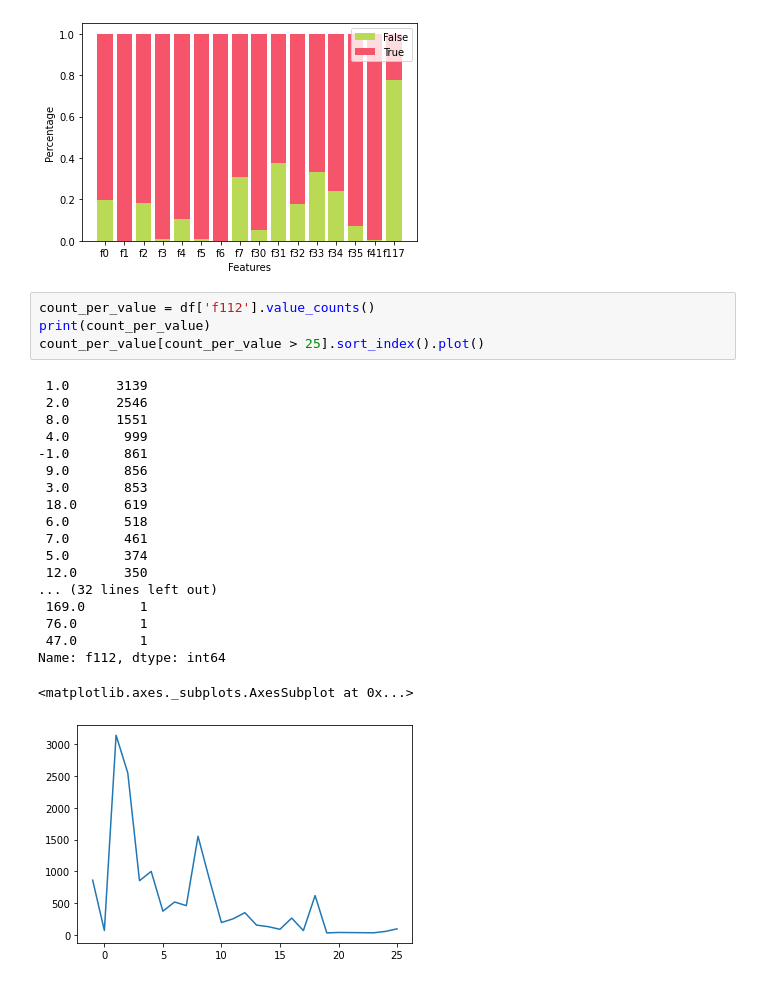
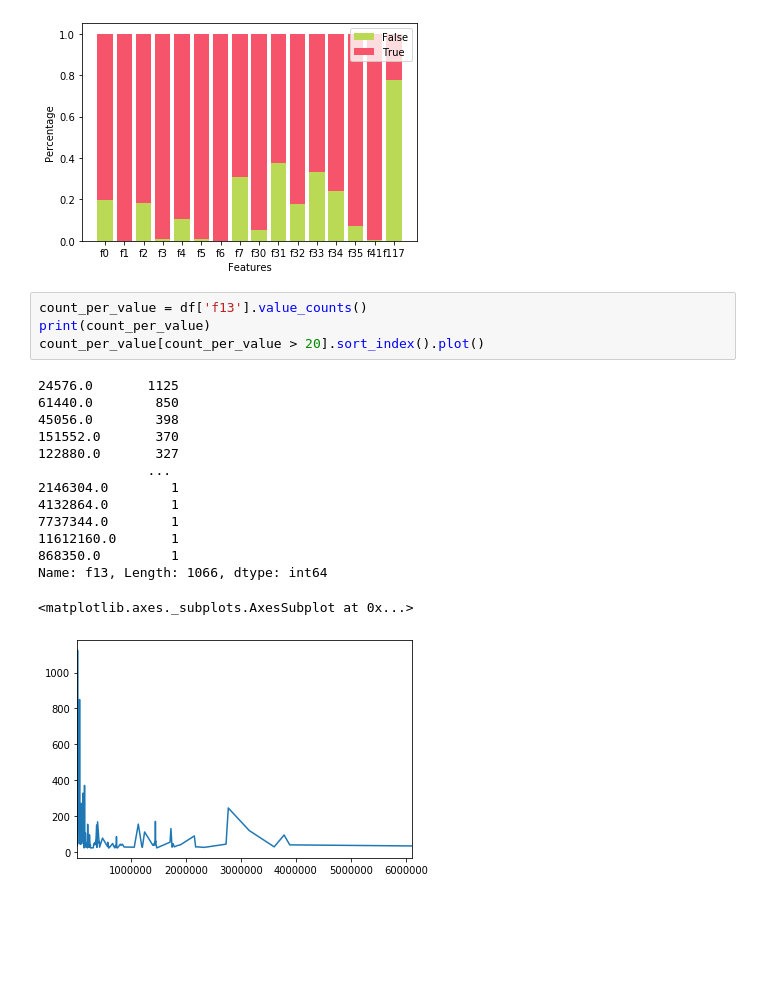
Before and after one commit to roussieau/masterthesis, a Jupyter notebook: src/machine_learning/Features.ipynb, the cells around one changed output. Saved outputs shown, nothing was run; the diff lists cells and outputs as text; blank space fills up the shorter version.

```diff
--- a/src/machine_learning/Features.ipynb
+++ b/src/machine_learning/Features.ipynb
@@ -37,26 +37,21 @@ plt.show()
 1.0   2629  4901   3536   1060     25  11438
 [figure]
 # %%
-count_per_value = df['f112'].value_counts()
+count_per_value = df['f13'].value_counts()
 print(count_per_value)
-count_per_value[count_per_value > 25].sort_index().plot()
+count_per_value[count_per_value > 20].sort_index().plot()
 # %% [output]
- 1.0      3139
- 2.0      2546
- 8.0      1551
- 4.0       999
--1.0       861
- 9.0       856
- 3.0       853
- 18.0      619
- 6.0       518
- 7.0       461
- 5.0       374
- 12.0      350
-... (32 lines left out)
- 169.0       1
- 76.0        1
- 47.0        1
-Name: f112, dtype: int64
+24576.0       1125
+61440.0        850
+45056.0        398
+151552.0       370
+122880.0       327
+              ...
+2146304.0        1
+4132864.0        1
+7737344.0        1
+11612160.0       1
+868350.0         1
+Name: f13, Length: 1066, dtype: int64
 <matplotlib.axes._subplots.AxesSubplot at 0x...>
-[figure, old version]
+[figure, new version]
```
Also changed, not shown: 2 other files.
